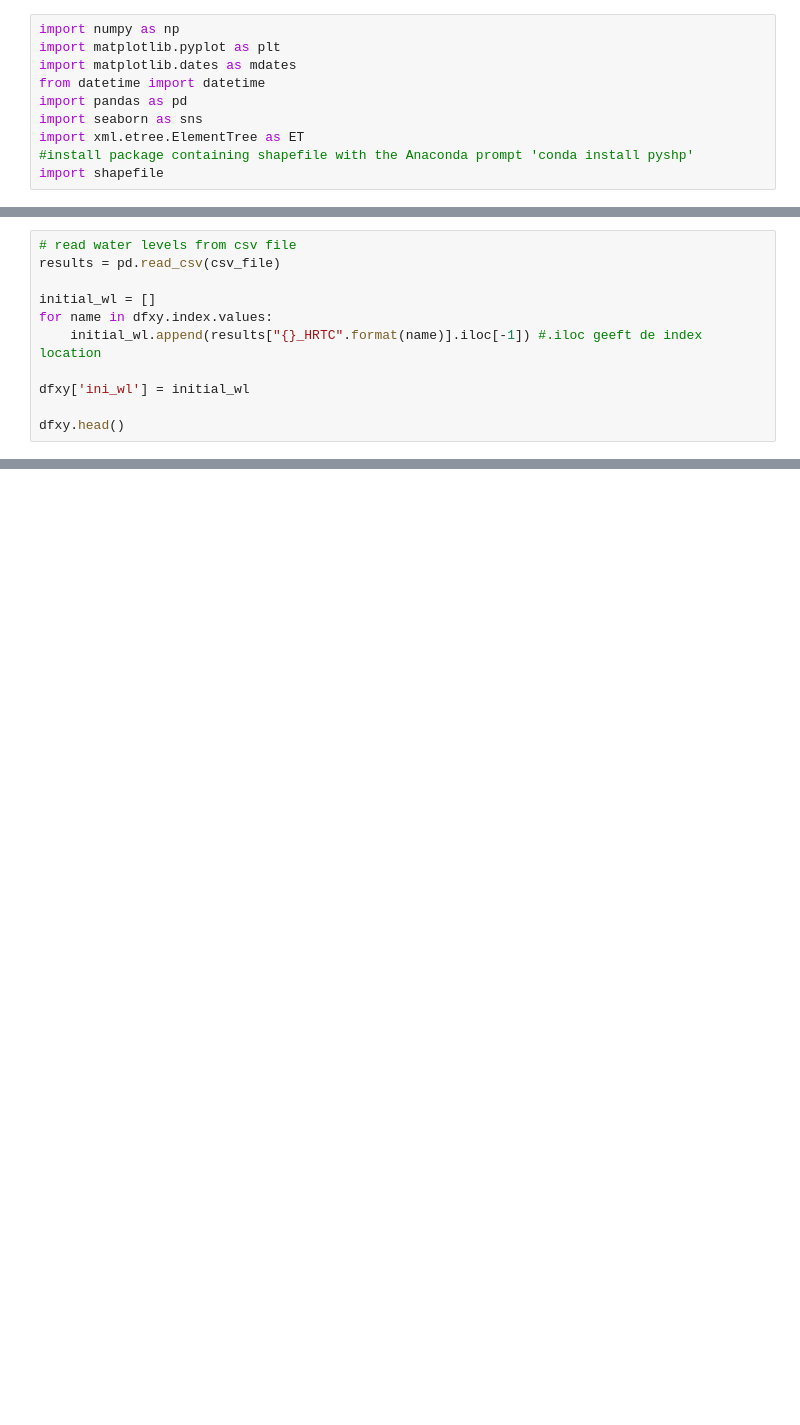
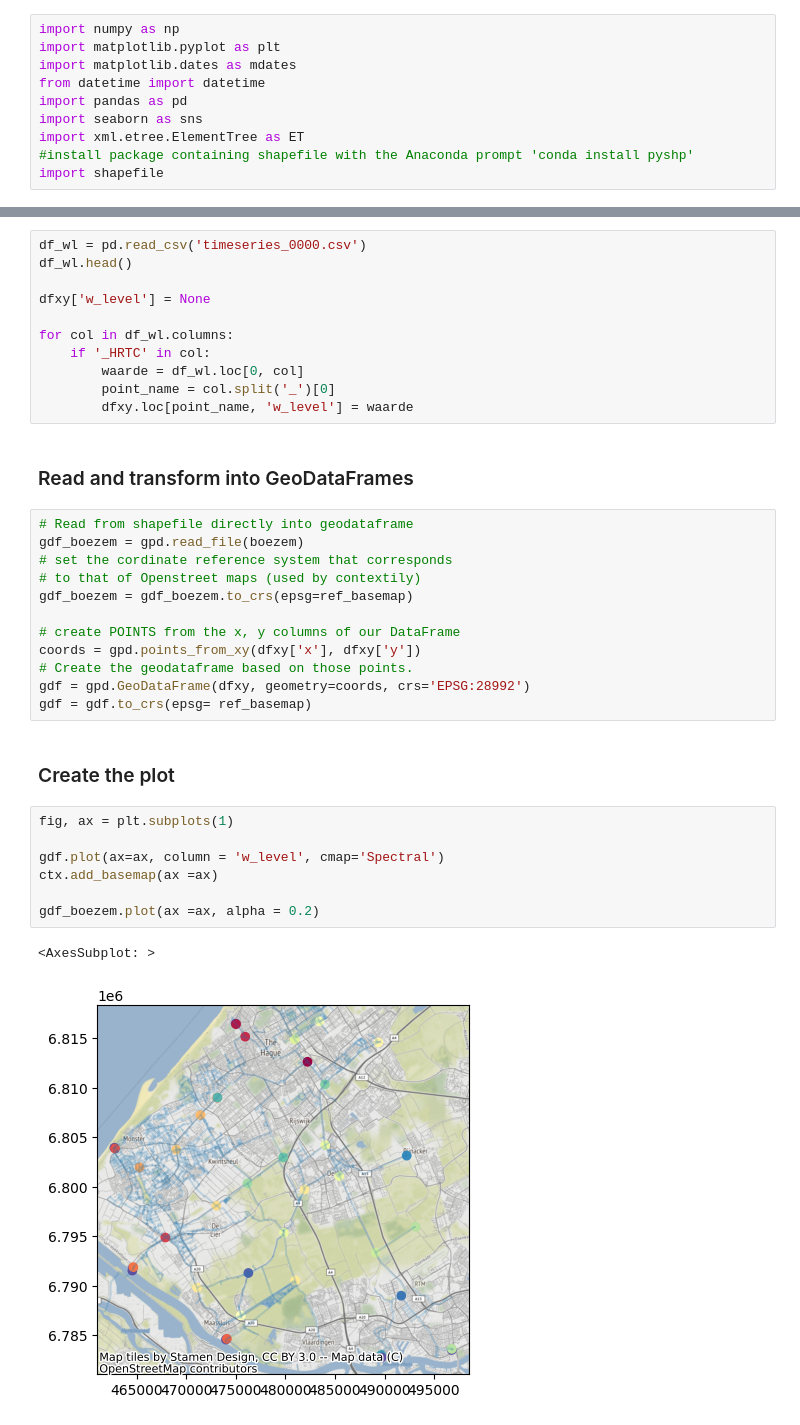
Before and after one commit to MAMBA-python/course-material, a Jupyter notebook: practical_examples/01_GIS/02_Delfland_waterways/Delfland_waterways.ipynb, the cells around one changed output, grey strips where cells are left out. Drawn from its saved outputs; the diff is of its cells as text; blank space fills up the shorter version.

```diff
--- a/practical_examples/01_GIS/02_Delfland_waterways/Delfland_waterways.ipynb
+++ b/practical_examples/01_GIS/02_Delfland_waterways/Delfland_waterways.ipynb
@@ -112,11 +80,0 @@ dfxy['ini_wl'] = initial_wl
-# %%
-# read water levels from csv file
-results = pd.read_csv(csv_file)
-
-initial_wl = []
-for name in dfxy.index.values:
-    initial_wl.append(results["{}_HRTC".format(name)].iloc[-1]) #.iloc geeft de index location
-
-dfxy['ini_wl'] = initial_wl
-
-dfxy.head()
@@ -145,0 +83,37 @@ plt.show()
+# %%
+df_wl = pd.read_csv('timeseries_0000.csv')
+df_wl.head()
+
+dfxy['w_level'] = None
+
+for col in df_wl.columns:
+    if '_HRTC' in col:
+        waarde = df_wl.loc[0, col]
+        point_name = col.split('_')[0]
+        dfxy.loc[point_name, 'w_level'] = waarde
+# %% [markdown]
+### Read and transform into GeoDataFrames
+# %%
+# Read from shapefile directly into geodataframe
+gdf_boezem = gpd.read_file(boezem)
+# set the cordinate reference system that corresponds
+# to that of Openstreet maps (used by contextily)
+gdf_boezem = gdf_boezem.to_crs(epsg=ref_basemap)
+
+# create POINTS from the x, y columns of our DataFrame
+coords = gpd.points_from_xy(dfxy['x'], dfxy['y'])
+# Create the geodataframe based on those points.
+gdf = gpd.GeoDataFrame(dfxy, geometry=coords, crs='EPSG:28992')
+gdf = gdf.to_crs(epsg= ref_basemap)
+# %% [markdown]
+### Create the plot
+# %%
+fig, ax = plt.subplots(1)
+
+gdf.plot(ax=ax, column = 'w_level', cmap='Spectral')
+ctx.add_basemap(ax =ax)
+
+gdf_boezem.plot(ax =ax, alpha = 0.2)
+# %% [output]
+<AxesSubplot: >
+[figure, added]
```
Also changed, not shown: parts of 13 cells of this notebook.
